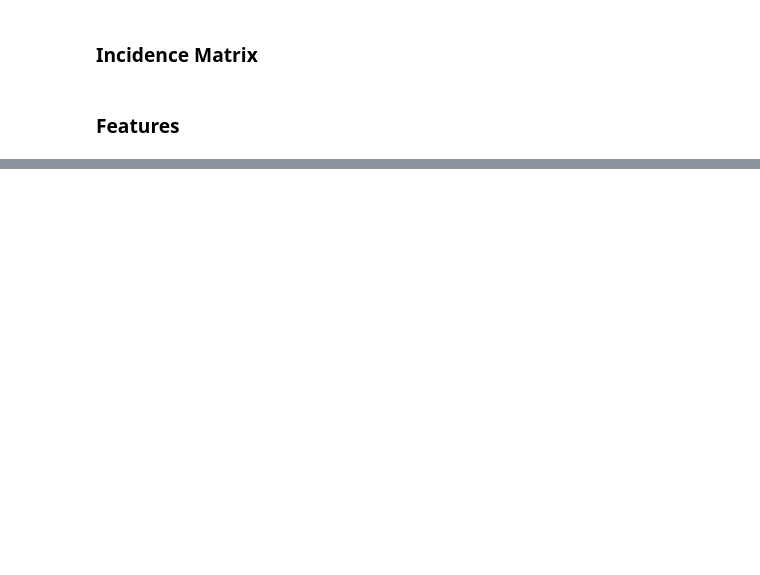
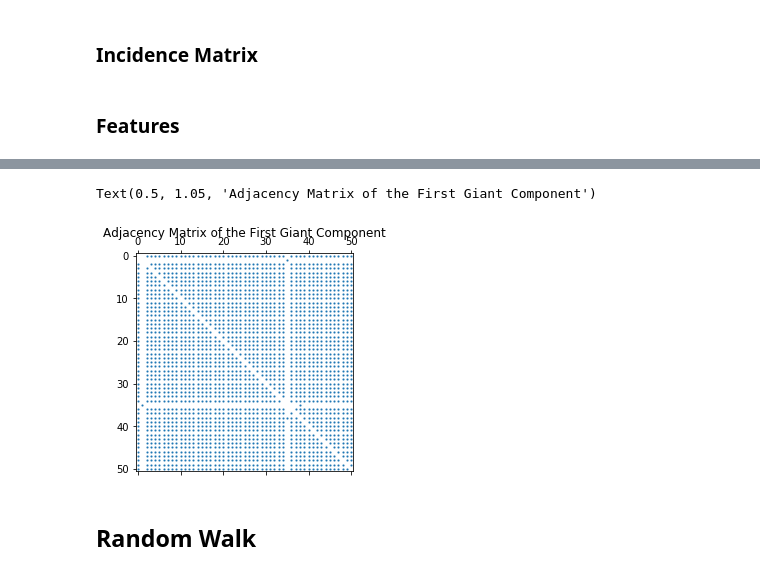
Before and after one commit to AminMekacher/ntds_project, a Jupyter notebook: Attacks.ipynb, the cells around one changed output, grey strips where cells are left out. Drawn from its saved outputs; the diff is of its cells as text; code cells hidden in the pictures; blank space fills up the shorter version.

```diff
--- a/Attacks.ipynb
+++ b/Attacks.ipynb
@@ -465,0 +575,10 @@ nodes_1 = features_nodes(16) #when the 1st column of features == 1
+# %%
+# plot the adjacency matrix of the first giant component
+a_gg = nx.adjacency_matrix(GG)
+plt.spy(a_gg, markersize=1)
+plt.title('Adjacency Matrix of the First Giant Component')
+# %% [output]
+Text(0.5, 1.05, 'Adjacency Matrix of the First Giant Component')
+[figure, added]
+# %% [markdown]
+## Random Walk
```
Also changed, not shown: parts of 23 cells of this notebook.
